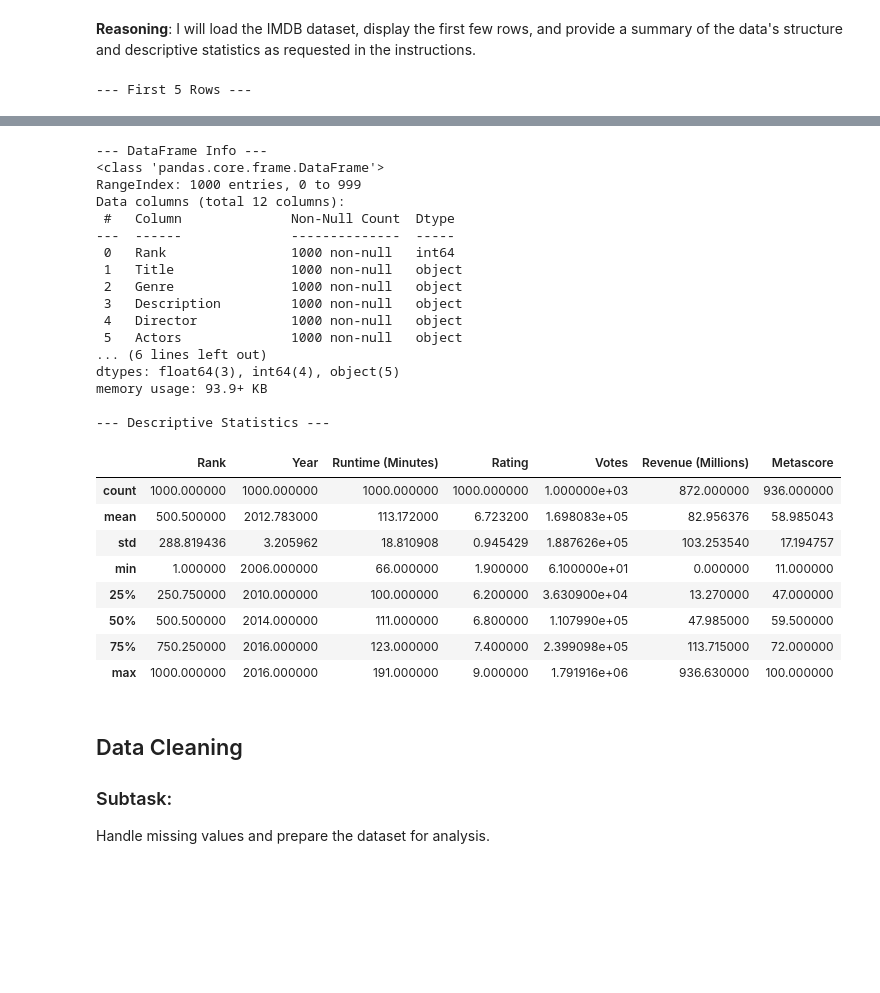
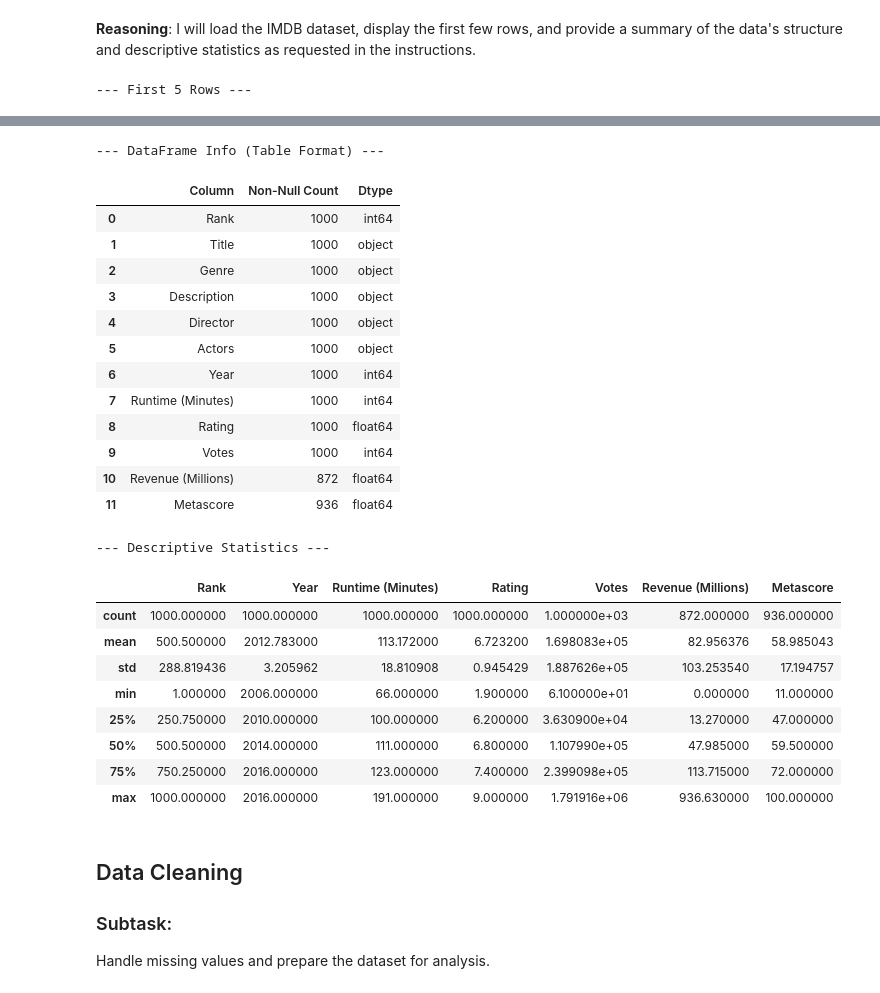
Before and after one commit to s6604053620019-a11y/colab, a Jupyter notebook: IMDB.ipynb, the cells around one changed output, grey strips where cells are left out. Drawn from its saved outputs; the diff is of its cells as text; code cells hidden in the pictures; blank space fills up the shorter version.

```diff
--- a/IMDB.ipynb
+++ b/IMDB.ipynb
@@ -16,54 +16,59 @@ I will load the IMDB dataset, display the first few rows, and provide a summary
 # %%
 import pandas as pd
 
 # Load the dataset
 df = pd.read_csv('/content/IMDB-Movie-Data.csv')
 
 # Display the first few rows
 print('--- First 5 Rows ---')
 display(df.head())
 
-# Check info for data types and missing values
-print('\n--- DataFrame Info ---')
-df.info()
+# Create a DataFrame to display info in a table format
+print('\n--- DataFrame Info (Table Format) ---')
+info_df = pd.DataFrame({
+    'Column': df.columns,
+    'Non-Null Count': df.count(),
+    'Dtype': df.dtypes
+})
+# Reset index to make 'Column' a regular column if df.columns is not already Series
+info_df = info_df.reset_index(drop=True)
+display(info_df)
 
 # Descriptive statistics for numerical features
 print('\n--- Descriptive Statistics ---')
 display(df.describe())
 # %% [output]
 --- First 5 Rows ---
 |  | Rank | Title | Genre | Description | Director | Actors | Year | Runtime (Minutes) | Rating | ... |
 | 0 | 1 | Guardians of the Galaxy | Action,Adventure,Sci-Fi | A group of intergalactic criminal... | James Gunn | Chris Pratt, Vin Diesel, Bradley ... | 2014 | 121 | 8.1 | ... |
 | 1 | 2 | Prometheus | Adventure,Mystery,Sci-Fi | Following clues to the origin of ... | Ridley Scott | Noomi Rapace, Logan Marshall-Gree... | 2012 | 124 | 7.0 | ... |
 | 2 | 3 | Split | Horror,Thriller | Three girls are kidnapped by a ma... | M. Night Shyamalan | James McAvoy, Anya Taylor-Joy, Ha... | 2016 | 117 | 7.3 | ... |
 | 3 | 4 | Sing | Animation,Comedy,Family | In a city of humanoid animals, a ... | Christophe Lourdelet | Matthew McConaughey,Reese Withers... | 2016 | 108 | 7.2 | ... |
 | 4 | 5 | Suicide Squad | Action,Adventure,Fantasy | A secret government agency recrui... | David Ayer | Will Smith, Jared Leto, Margot Ro... | 2016 | 123 | 6.2 | ... |
---- DataFrame Info ---
-<class 'pandas.core.frame.DataFrame'>
-RangeIndex: 1000 entries, 0 to 999
-Data columns (total 12 columns):
- #   Column              Non-Null Count  Dtype
----  ------              --------------  -----
- 0   Rank                1000 non-null   int64
- 1   Title               1000 non-null   object
- 2   Genre               1000 non-null   object
- 3   Description         1000 non-null   object
- 4   Director            1000 non-null   object
- 5   Actors              1000 non-null   object
-... (6 lines left out)
-dtypes: float64(3), int64(4), object(5)
-memory usage: 93.9+ KB
-
---- Descriptive Statistics ---
+--- DataFrame Info (Table Format) ---
-|  | Rank | Year | Runtime (Minutes) | Rating | Votes | Revenue (Millions) | Metascore |
-| count | 1000.000000 | 1000.000000 | 1000.000000 | 1000.000000 | 1.000000e+03 | 872.000000 | 936.000000 |
-| mean | 500.500000 | 2012.783000 | 113.172000 | 6.723200 | 1.698083e+05 | 82.956376 | 58.985043 |
-| std | 288.819436 | 3.205962 | 18.810908 | 0.945429 | 1.887626e+05 | 103.253540 | 17.194757 |
-| min | 1.000000 | 2006.000000 | 66.000000 | 1.900000 | 6.100000e+01 | 0.000000 | 11.000000 |
-| 25% | 250.750000 | 2010.000000 | 100.000000 | 6.200000 | 3.630900e+04 | 13.270000 | 47.000000 |
-| 50% | 500.500000 | 2014.000000 | 111.000000 | 6.800000 | 1.107990e+05 | 47.985000 | 59.500000 |
-| 75% | 750.250000 | 2016.000000 | 123.000000 | 7.400000 | 2.399098e+05 | 113.715000 | 72.000000 |
-| max | 1000.000000 | 2016.000000 | 191.000000 | 9.000000 | 1.791916e+06 | 936.630000 | 100.000000 |
+|  | Column | Non-Null Count | Dtype |
+| 0 | Rank | 1000 | int64 |
+| 1 | Title | 1000 | object |
+| 2 | Genre | 1000 | object |
+| 3 | Description | 1000 | object |
+| 4 | Director | 1000 | object |
+| 5 | Actors | 1000 | object |
+| 6 | Year | 1000 | int64 |
+| 7 | Runtime (Minutes) | 1000 | int64 |
+| 8 | Rating | 1000 | float64 |
+| 9 | Votes | 1000 | int64 |
+| 10 | Revenue (Millions) | 872 | float64 |
+| 11 | Metascore | 936 | float64 |
+--- Descriptive Statistics ---
+|  | Rank | Year | Runtime (Minutes) | Rating | Votes | Revenue (Millions) | Metascore |
+| count | 1000.000000 | 1000.000000 | 1000.000000 | 1000.000000 | 1.000000e+03 | 872.000000 | 936.000000 |
+| mean | 500.500000 | 2012.783000 | 113.172000 | 6.723200 | 1.698083e+05 | 82.956376 | 58.985043 |
+| std | 288.819436 | 3.205962 | 18.810908 | 0.945429 | 1.887626e+05 | 103.253540 | 17.194757 |
+| min | 1.000000 | 2006.000000 | 66.000000 | 1.900000 | 6.100000e+01 | 0.000000 | 11.000000 |
+| 25% | 250.750000 | 2010.000000 | 100.000000 | 6.200000 | 3.630900e+04 | 13.270000 | 47.000000 |
+| 50% | 500.500000 | 2014.000000 | 111.000000 | 6.800000 | 1.107990e+05 | 47.985000 | 59.500000 |
+| 75% | 750.250000 | 2016.000000 | 123.000000 | 7.400000 | 2.399098e+05 | 113.715000 | 72.000000 |
+| max | 1000.000000 | 2016.000000 | 191.000000 | 9.000000 | 1.791916e+06 | 936.630000 | 100.000000 |
 # %% [markdown]
 ## Data Cleaning
 
```
Also changed, not shown: parts of 12 cells of this notebook.
